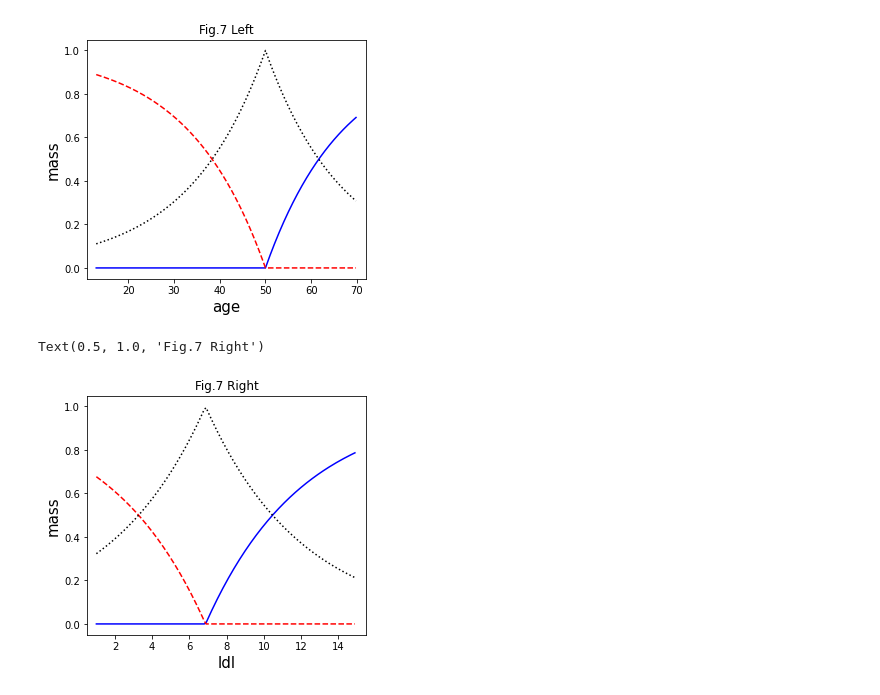
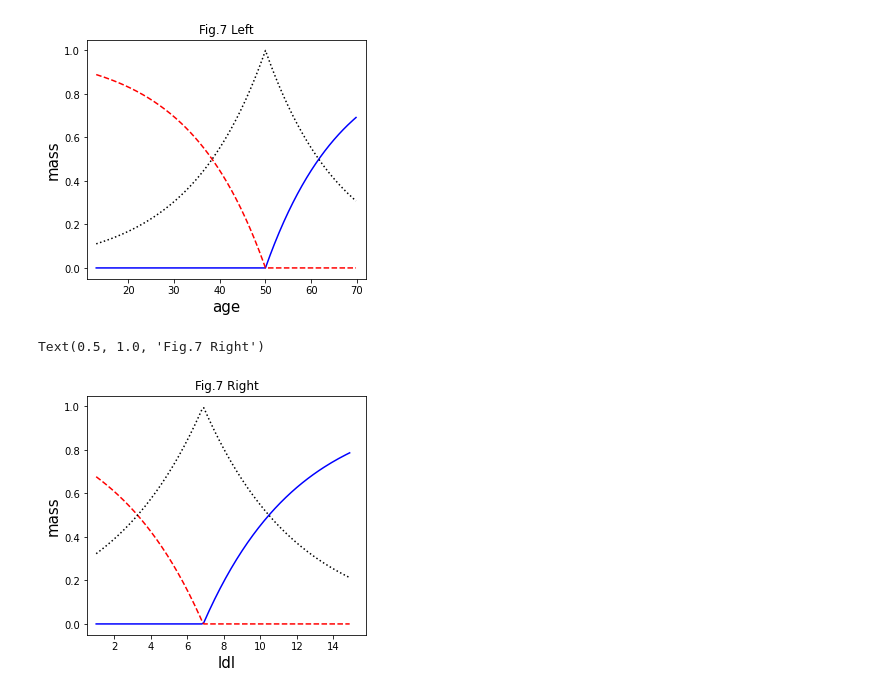
Before and after one commit to evidentiallab/Lunde_Chen_NN_Belief_Reproduction, a Jupyter notebook: NNBeliefWithSklearn.ipynb, the cells around one changed output. Cells and saved outputs as stored; diff of their text form; code cells hidden in the pictures.

```diff
--- a/NNBeliefWithSklearn.ipynb
+++ b/NNBeliefWithSklearn.ipynb
@@ -670,39 +670,39 @@ ax.set_title('Fig.7 Left')
 # %% [output]
 Text(0.5, 1.0, 'Fig.7 Left')
 [figure]
-# %%
-def omega_pos_ldl(_ldl):
-    omega =  1.13 / (6.87 - 1) * (_ldl - 6.87)
-    if omega <= 0:
-        omega = 0
-    return omega
-
-def omega_neg_ldl(_ldl):
-    omega = 1.13 / (6.87 - 1) * (_ldl - 6.87)
-    if omega >= 0:
-        omega = 0
-    else:
-        omega *= -1
-    return omega
-
-arr_ldl = np.arange(1, 15, 0.1)
-arr_omega_pos_ldl = np.array(list(map(omega_pos_ldl, arr_ldl)))
-arr_omega_neg_ldl = np.array(list(map(omega_neg_ldl, arr_ldl)))
-
-mass_theta_one = mass_function_for_class_one(arr_omega_pos_ldl, arr_omega_neg_ldl)
-mass_theta_two = mass_function_for_class_two(arr_omega_pos_ldl, arr_omega_neg_ldl)
-mass_theta_ignorance = mass_function_for_class_ignorance(arr_omega_pos_ldl, arr_omega_neg_ldl)
-
-fig, ax = plt.subplots()
-plt.xlim([0.5, 15.5])
-plt.ylim([-0.05, 1.05])
-plt.plot(arr_ldl, mass_theta_one, linestyle='-', color='blue')
-plt.plot(arr_ldl, mass_theta_two, linestyle='--', color='red')
-plt.plot(arr_ldl, mass_theta_ignorance, linestyle=':', color='black')
-ax.set_xlabel('ldl', fontsize=15)
-ax.set_ylabel('mass', fontsize=15)
-fig.set_size_inches(5, 4.4)
-ax.set_title('Fig.7 Right')
-# %% [output]
-Text(0.5, 1.0, 'Fig.7 Right')
-[figure, removed]
+# %%
+def omega_pos_ldl(_ldl):
+    omega =  1.13 / (6.87 - 1) * (_ldl - 6.87)
+    if omega <= 0:
+        omega = 0
+    return omega
+
+def omega_neg_ldl(_ldl):
+    omega = 1.13 / (6.87 - 1) * (_ldl - 6.87)
+    if omega >= 0:
+        omega = 0
+    else:
+        omega *= -1
+    return omega
+
+arr_ldl = np.arange(1, 15, 0.1)
+arr_omega_pos_ldl = np.array(list(map(omega_pos_ldl, arr_ldl)))
+arr_omega_neg_ldl = np.array(list(map(omega_neg_ldl, arr_ldl)))
+
+mass_theta_one = mass_function_for_class_one(arr_omega_pos_ldl, arr_omega_neg_ldl)
+mass_theta_two = mass_function_for_class_two(arr_omega_pos_ldl, arr_omega_neg_ldl)
+mass_theta_ignorance = mass_function_for_class_ignorance(arr_omega_pos_ldl, arr_omega_neg_ldl)
+
+fig, ax = plt.subplots()
+plt.xlim([0.5, 15.8])
+plt.ylim([-0.05, 1.05])
+plt.plot(arr_ldl, mass_theta_one, linestyle='-', color='blue')
+plt.plot(arr_ldl, mass_theta_two, linestyle='--', color='red')
+plt.plot(arr_ldl, mass_theta_ignorance, linestyle=':', color='black')
+ax.set_xlabel('ldl', fontsize=15)
+ax.set_ylabel('mass', fontsize=15)
+fig.set_size_inches(5, 4.4)
+ax.set_title('Fig.7 Right')
+# %% [output]
+Text(0.5, 1.0, 'Fig.7 Right')
+[figure, added]
```
Also changed, not shown: parts of 18 cells of this notebook.
